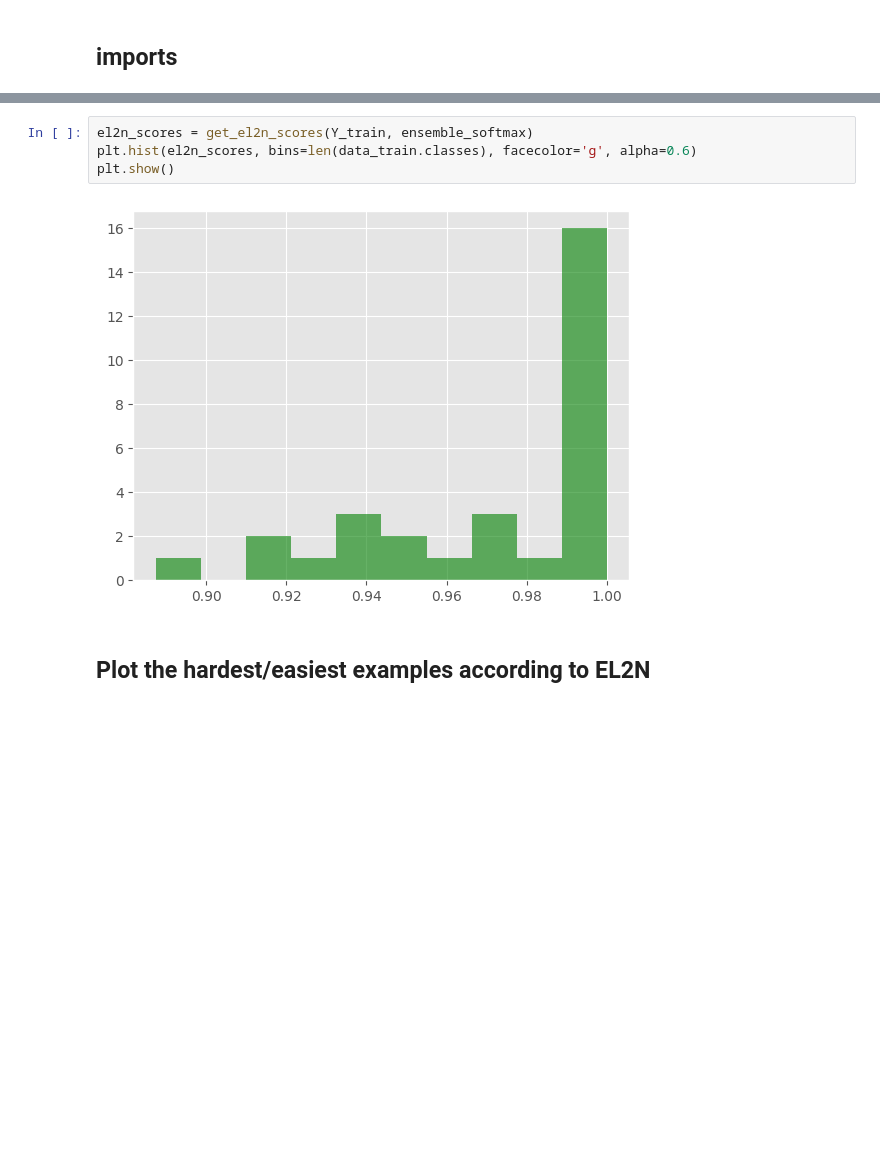
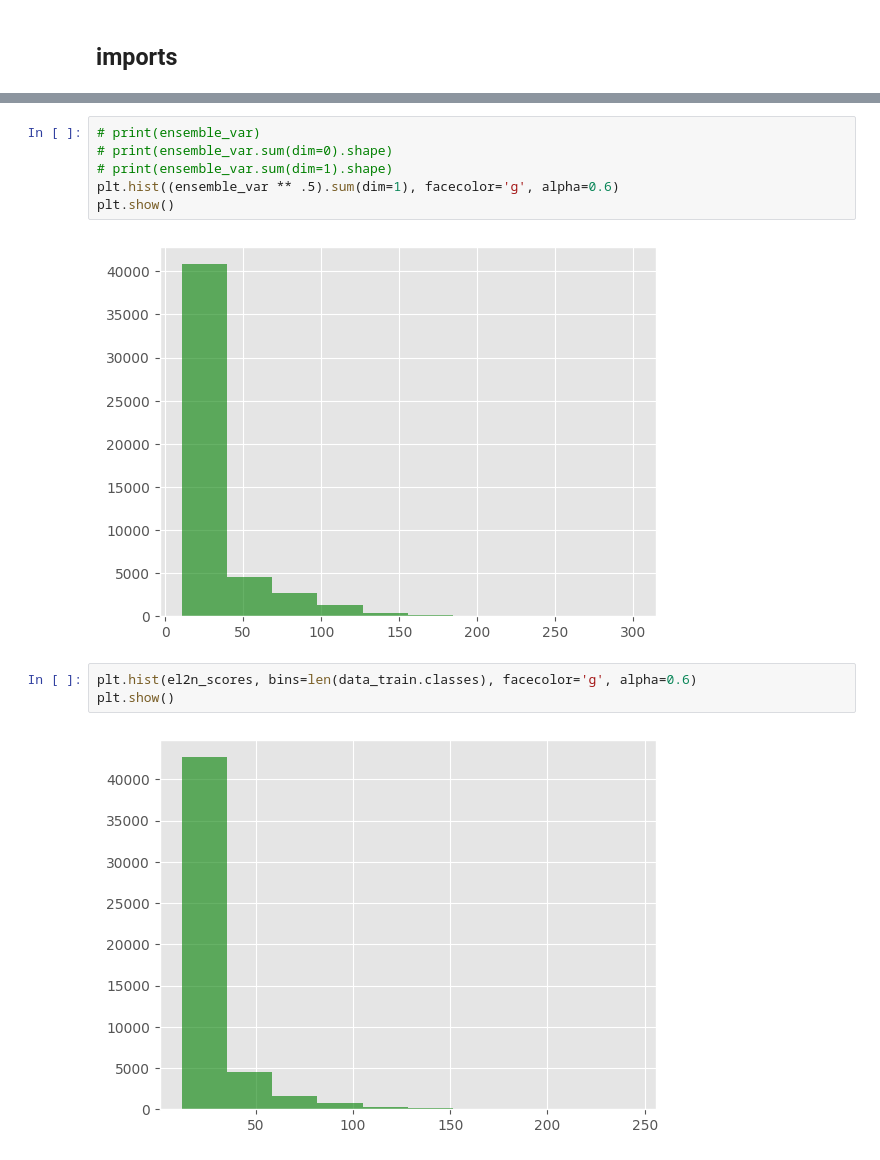
Before and after one commit to bezalelc/Data-pruning, a Jupyter notebook: code/src/research/el2n_resnet18_cifar10.ipynb, the cells around one changed output, grey strips where cells are left out. Drawn from its saved outputs; the diff is of its cells as text; blank space fills up the shorter version.

```diff
--- a/code/src/research/el2n_resnet18_cifar10.ipynb
+++ b/code/src/research/el2n_resnet18_cifar10.ipynb
@@ -111,11 +124,16 @@ plt.show()
+# %%
+# print(ensemble_var)
+# print(ensemble_var.sum(dim=0).shape)
+# print(ensemble_var.sum(dim=1).shape)
+plt.hist((ensemble_var ** .5).sum(dim=1), facecolor='g', alpha=0.6)
+plt.show()
+# %% [output]
+[figure, added]
 # %%
-el2n_scores = get_el2n_scores(Y_train, ensemble_softmax)
 plt.hist(el2n_scores, bins=len(data_train.classes), facecolor='g', alpha=0.6)
 plt.show()
 # %% [output]
-[figure, old version]
+[figure, new version]
-# %% [markdown]
-## Plot the hardest/easiest examples according to EL2N
 # %%
 data_train_raw = torchvision.datasets.CIFAR10(os.path.abspath(r'../../../datasets'), train=True)
 plot_prune_example(data_train_raw, el2n_scores, hardest=True, prune_method_name='EL2N', random=False)
```
Also changed, not shown: parts of 19 cells of this notebook, 9 other files.
